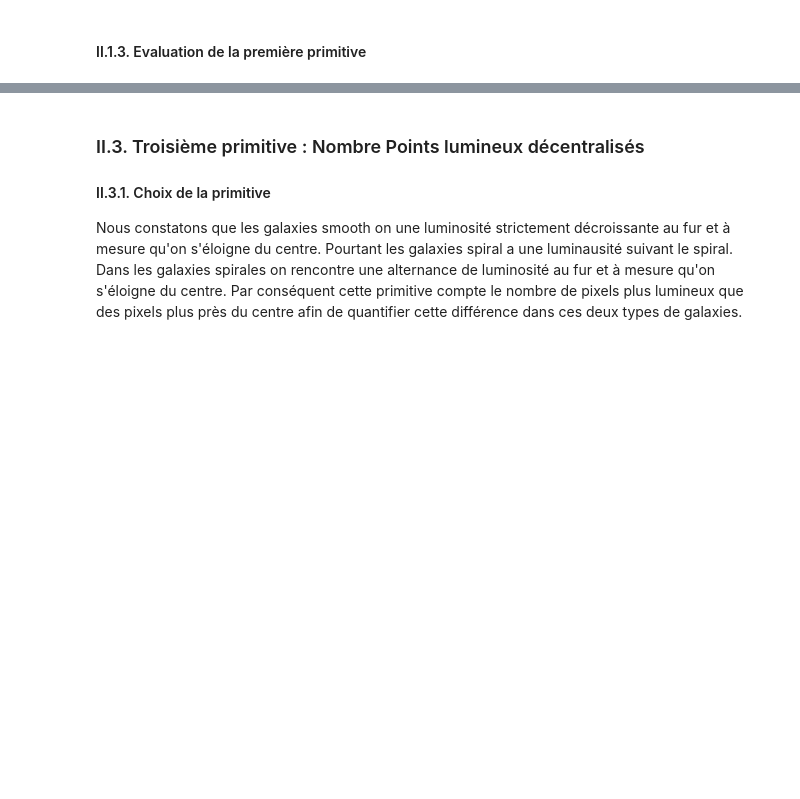
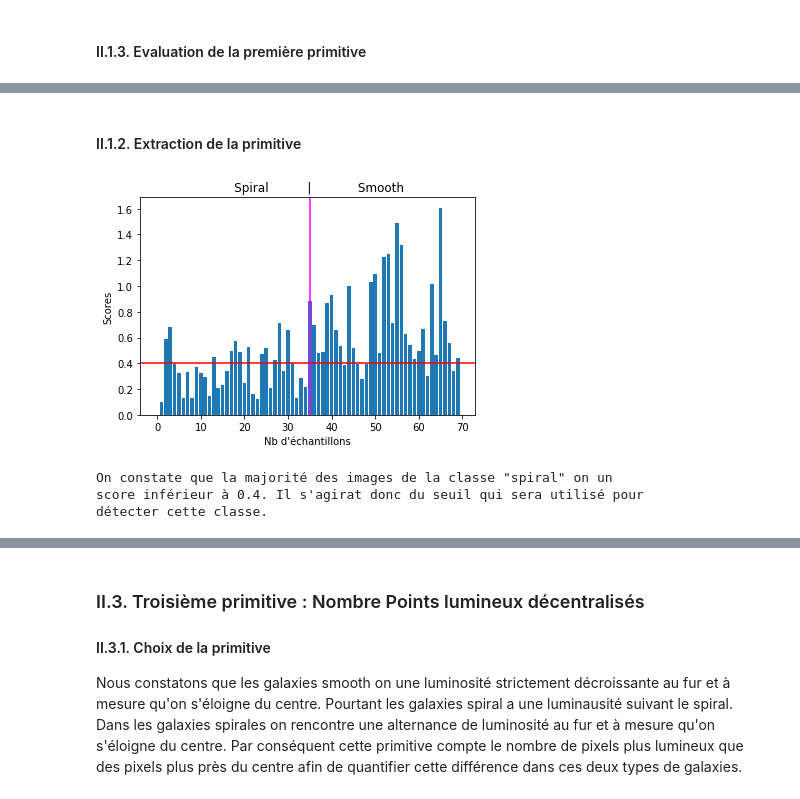
Before and after one commit to uvsq21501832/GIT_DEPOT_GTI770_TP01, a Jupyter notebook: TP01.ipynb, the cells around one changed output, grey strips where cells are left out. Drawn from its saved outputs; the diff is of its cells as text; code cells hidden in the pictures; blank space fills up the shorter version.

```diff
--- a/TP01.ipynb
+++ b/TP01.ipynb
@@ -260,0 +345,71 @@ Explication de la primitive
+# %% [markdown]
+#### II.1.2. Extraction de la primitive
+# %%
+from skimage.feature import local_binary_pattern
+from skimage import img_as_float
+
+# Ces constantes servent à définir la méthode utilisé pour le LBP ainsi que la taille des sections
+# pour lesquels on va procéder à la comparaison des voisins. Ici, une matrice de 16x16 en raison de
+# la faible définition de images (idéalement, une matrice de 3x3 donnerait un résultat plus précis).
+METHOD = 'uniform'
+radius = 16
+n_points = 16 * radius
+
+# Le code source de la fonction "kullback_leibler_divergence" provient de :
+# http://scikit-image.org/docs/dev/auto_examples/features_detection/plot_local_binary_pattern.html
+# Il s'agit d'une fonction permettant de comparer deux images binaires par leurs historgrames et
+# retourne un ratio de leur divergence (donc un score de 0.0 signifie qu'il n'y a aucune divergence).
+# Cette fonction est aussi appelée "L'entropie relative" ou la différence de Kullback-Leibler du nom de
+# leurs inventeurs.
+def kullback_leibler_divergence(p, q):
+    p = np.asarray(p)
+    q = np.asarray(q)
+    filt = np.logical_and(p != 0, q != 0)
+    return np.sum(p[filt] * np.log2(p[filt] / q[filt]))
+
+# On commence par déterminer un histograme de référence (ici, la première image, qui est une spirale).
+# Pour se faire on récupère l'image de référence à deux dimensions et on extrait son LBP qui servira à bâtir
+# l'histogramme associé grâce à des fonction des librairies Numpy et Skimage
+lbp_ref = local_binary_pattern(X_train_crop[0], n_points, radius, METHOD)
+n_bins = int(lbp.max() + 1)
+ref_hist, _ = np.histogram(lbp_ref, normed=True, bins=n_bins, range=(0, n_bins))
+
+# Pour chaque image d'entrainement, on compare l'histogramme de son LBP avec celui de référence.
+scores = []
+for index,img in enumerate(X_train_crop) :
+
+    image = X_train_crop[index]
+
+    # On extrait l'histogramme de son LBP.
+    lbp = local_binary_pattern(image, n_points, radius, METHOD)
+    n_bins = int(lbp.max() + 1)
+    hist, _ = np.histogram(lbp, normed=True, bins=n_bins, range=(0, n_bins))
+
+    # On évalue son score grâce à la fonction "Kullback-Leibler divergence".
+    # Note : plus le score est proche de 0 et plus il y a de similitude.
+    score = kullback_leibler_divergence(hist, ref_hist)
+
+    scores.append(score)
+
+# On affiche un diagramme en bar afin de mieux visualiser quel serait le bon seuil
+# à utiliser.
+x_axis = range(len(scores))
+plt.bar(x_axis, scores)
+plt.axhline(y=0.4,color='red')
+plt.axvline(x=35, color='magenta')
+plt.title("              Spiral          |            Smooth        ")
+plt.xlabel("Nb d'échantillons")
+plt.ylabel("Scores")
+
+fig = plt.gcf()
+
+plt.show()
+
+print('On constate que la majorité des images de la classe "spiral" on un\n'+
+'score inférieur à 0.4. Il s\'agirat donc du seuil qui sera utilisé pour\n'+
+'détecter cette classe.')
+# %% [output]
+[figure, added]
+On constate que la majorité des images de la classe "spiral" on un
+score inférieur à 0.4. Il s'agirat donc du seuil qui sera utilisé pour
+détecter cette classe.
```
Also changed, not shown: parts of 7 cells of this notebook.
